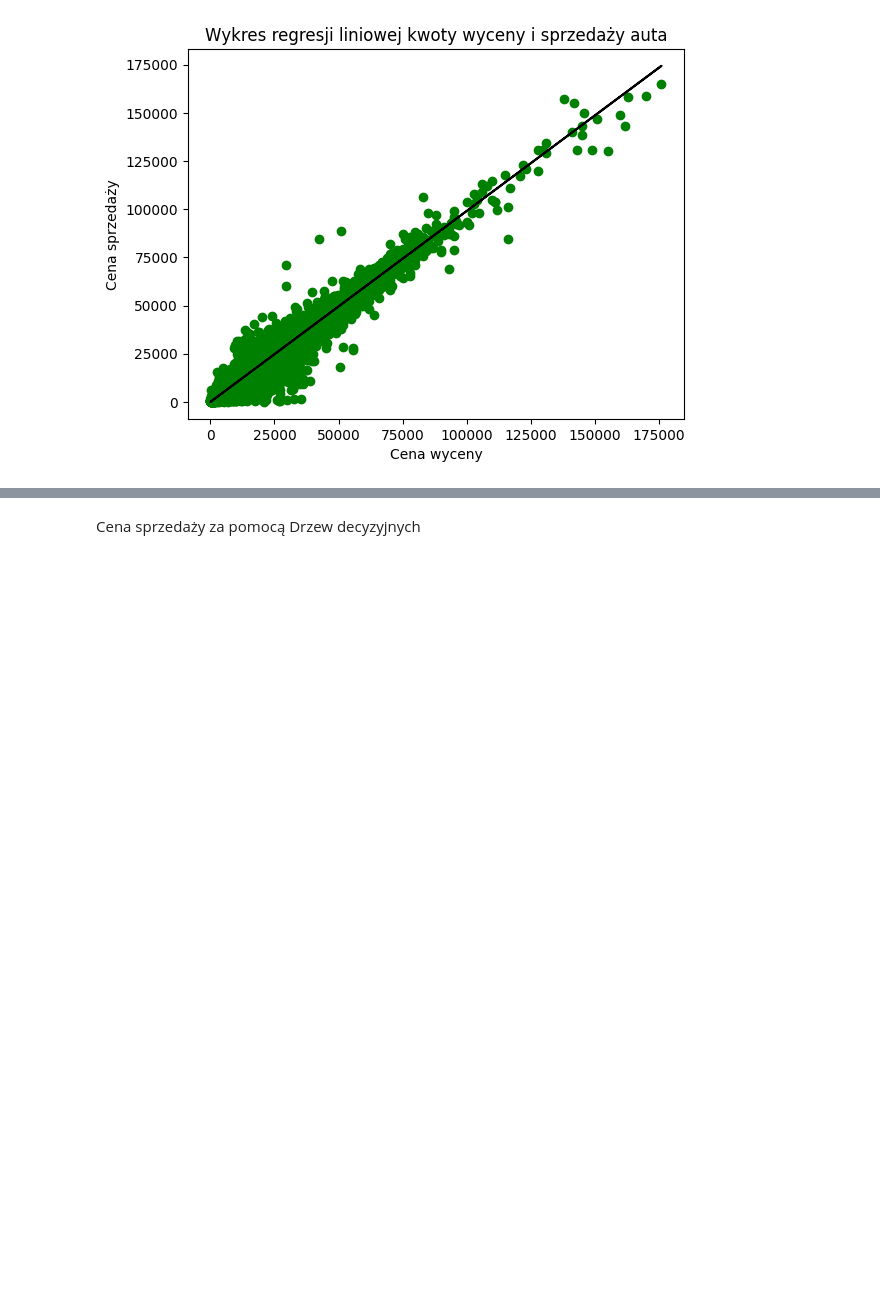
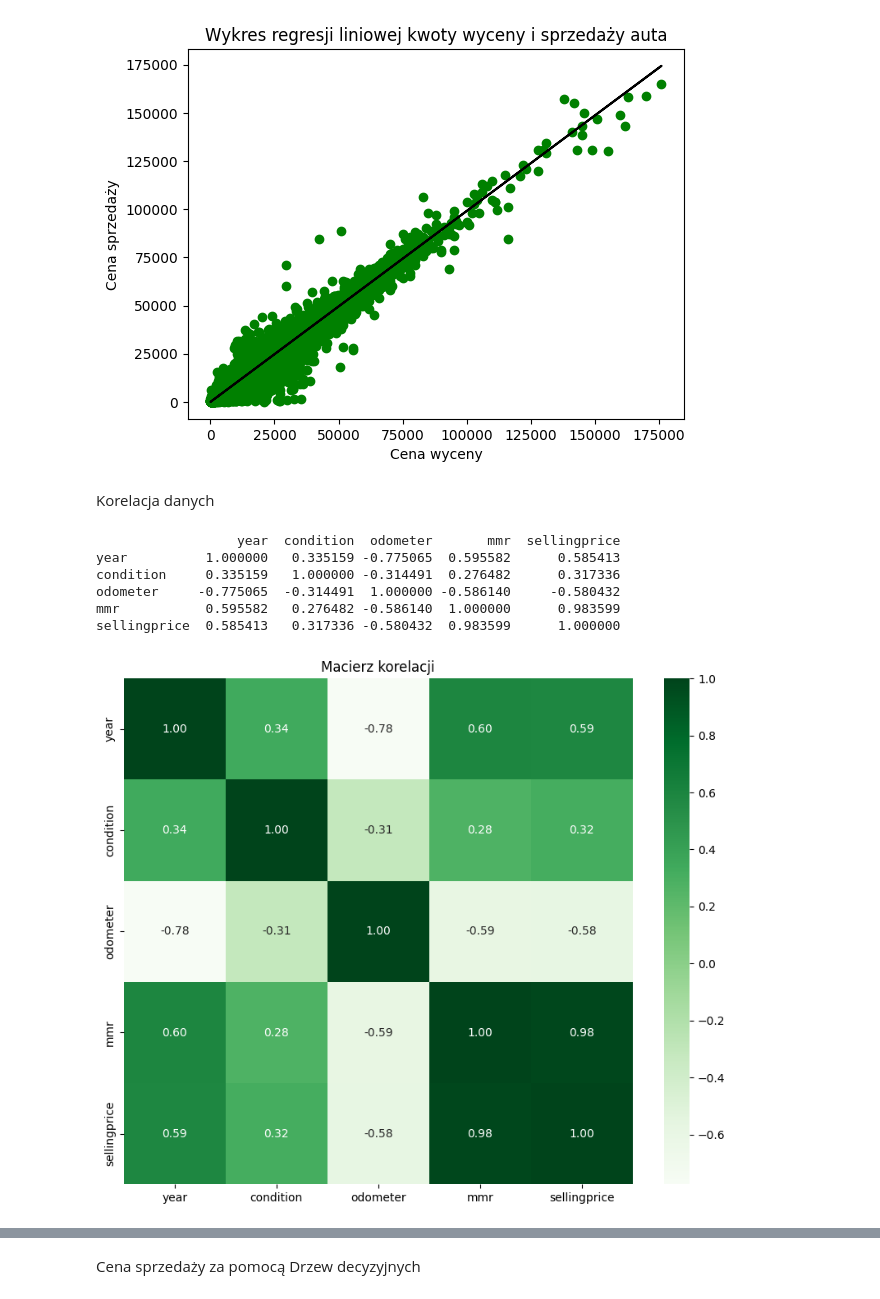
Before and after one commit to Michal170/big_data_analysis, a Jupyter notebook: car_prices.ipynb, the cells around one changed output, grey strips where cells are left out. Saved outputs shown, nothing was run; the diff lists cells and outputs as text; code cells hidden in the pictures; blank space fills up the shorter version.

Commit message:
add big data

```diff
--- a/car_prices.ipynb
+++ b/car_prices.ipynb
@@ -214,6 +214,41 @@ plt.ylabel('Cena sprzedaży')
 plt.show()
 # %% [output]
 [figure]
+# %% [markdown]
+Korelacja danych
+# %%
+import pandas as pd
+
+data_corr = pd.DataFrame(database)
+
+#1 only numeric data
+numeric_data = data_corr.select_dtypes(include='number')
+correlation_matrix = numeric_data.corr()
+#2 one-hot encoding
+
+# data_encoded = pd.get_dummies(data)
+
+# correlation_matrix = data_encoded.corr()
+print(correlation_matrix)
+# print(data_corr.corr())
+# %% [output]
+                  year  condition  odometer       mmr  sellingprice
+year          1.000000   0.335159 -0.775065  0.595582      0.585413
+condition     0.335159   1.000000 -0.314491  0.276482      0.317336
+odometer     -0.775065  -0.314491  1.000000 -0.586140     -0.580432
+mmr           0.595582   0.276482 -0.586140  1.000000      0.983599
+sellingprice  0.585413   0.317336 -0.580432  0.983599      1.000000
+# %%
+import seaborn as sns
+
+plt.figure(figsize=(10, 8))
+heatmap = sns.heatmap(correlation_matrix, annot=True, cmap='Greens', fmt=".2f")
+
+plt.title('Macierz korelacji')
+
+plt.show()
+# %% [output]
+[figure, added]
 # %%
 from sklearn.tree import DecisionTreeRegressor
 from sklearn.metrics import mean_squared_error, mean_absolute_percentage_error
```
Also changed, not shown: parts of 4 cells of this notebook.
